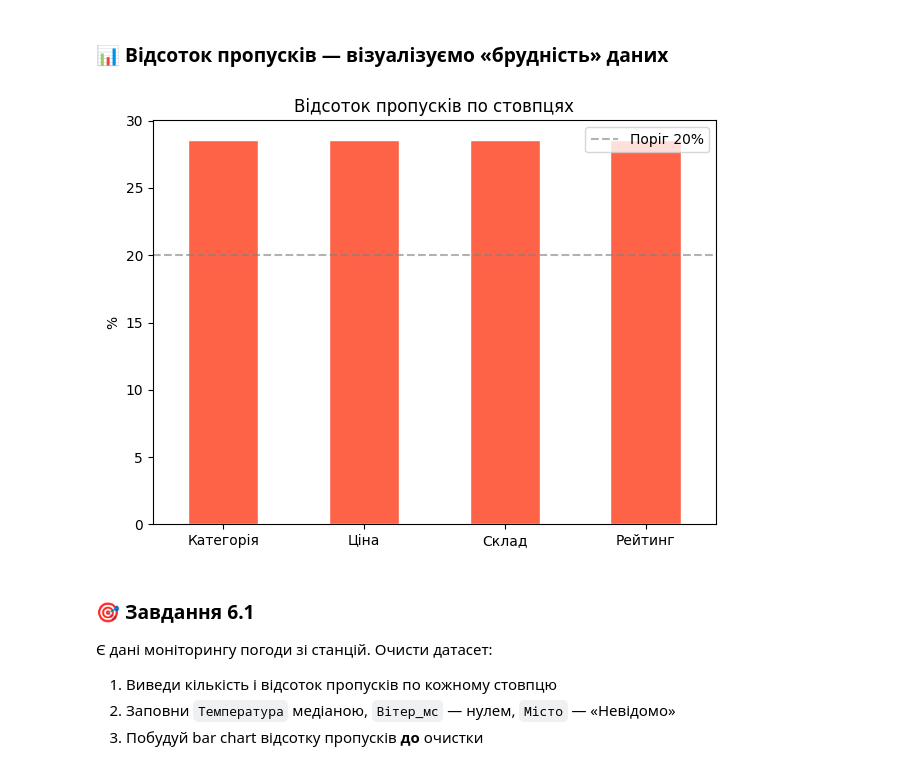
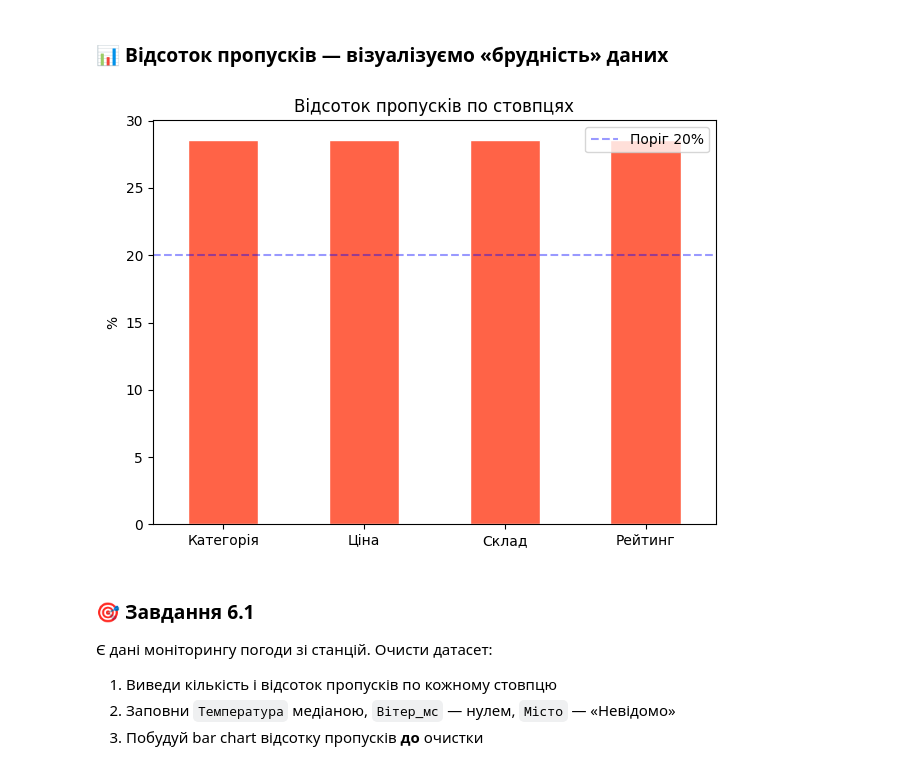
Before and after one commit to T-Svitlichna/DTA_Python, a Jupyter notebook: Lekcia/Nazar_2905026pandas_matplotlib_combined_ua.ipynb, the cells around one changed output. Drawn from its saved outputs; the diff is of its cells as text; code cells hidden in the pictures.

```diff
--- a/Lekcia/Nazar_2905026pandas_matplotlib_combined_ua.ipynb
+++ b/Lekcia/Nazar_2905026pandas_matplotlib_combined_ua.ipynb
@@ -842,18 +842,18 @@ print(f'Залишилось пропусків: {clean.isnull().sum().sum()}')
 # %%
 missing_pct = (raw.isnull().sum() / len(raw) * 100).round(1)
 missing_pct_nz = missing_pct[missing_pct > 0]
 
 missing_pct_nz.plot.bar(
     color='tomato', edgecolor='white', rot=0,
     title='Відсоток пропусків по стовпцях',
     ylabel='%'
 )
-plt.axhline(20, color='gray', linestyle='--', alpha=0.6, label='Поріг 20%')
+plt.axhline(20, color='blue', linestyle='--', alpha=0.4, label='Поріг 20%')
 plt.legend()
 plt.tight_layout()
 plt.show()
 # %% [output]
-[figure, old version]
+[figure, new version]
 # %% [markdown]
 ### 🎯 Завдання 6.1
 
```
Also changed, not shown: parts of 2 cells of this notebook.
